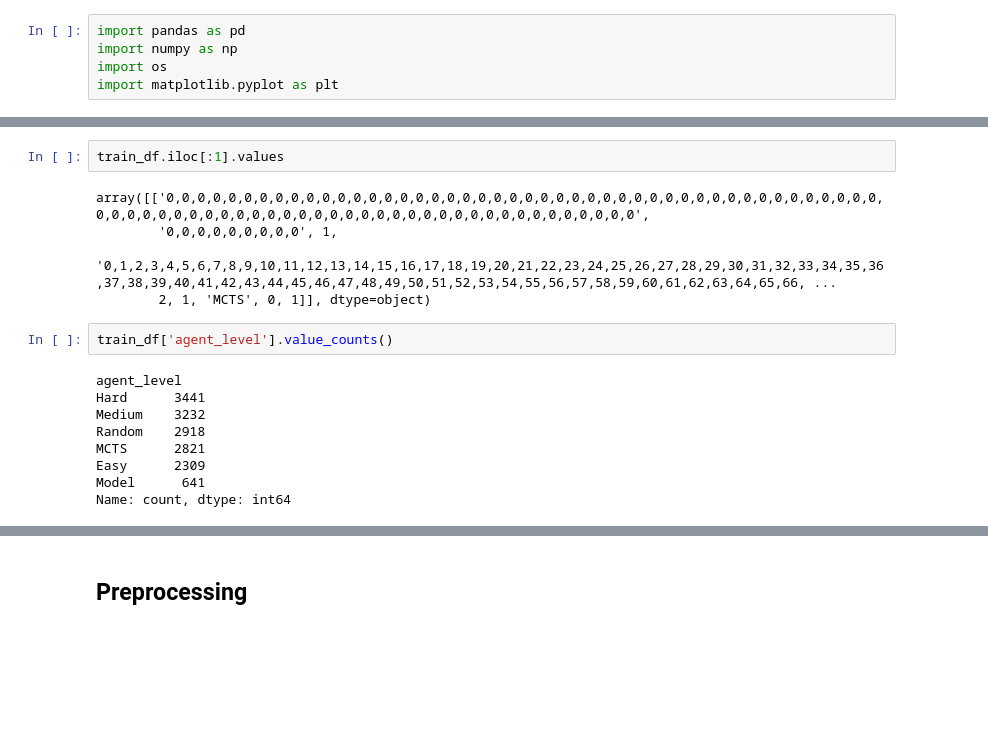
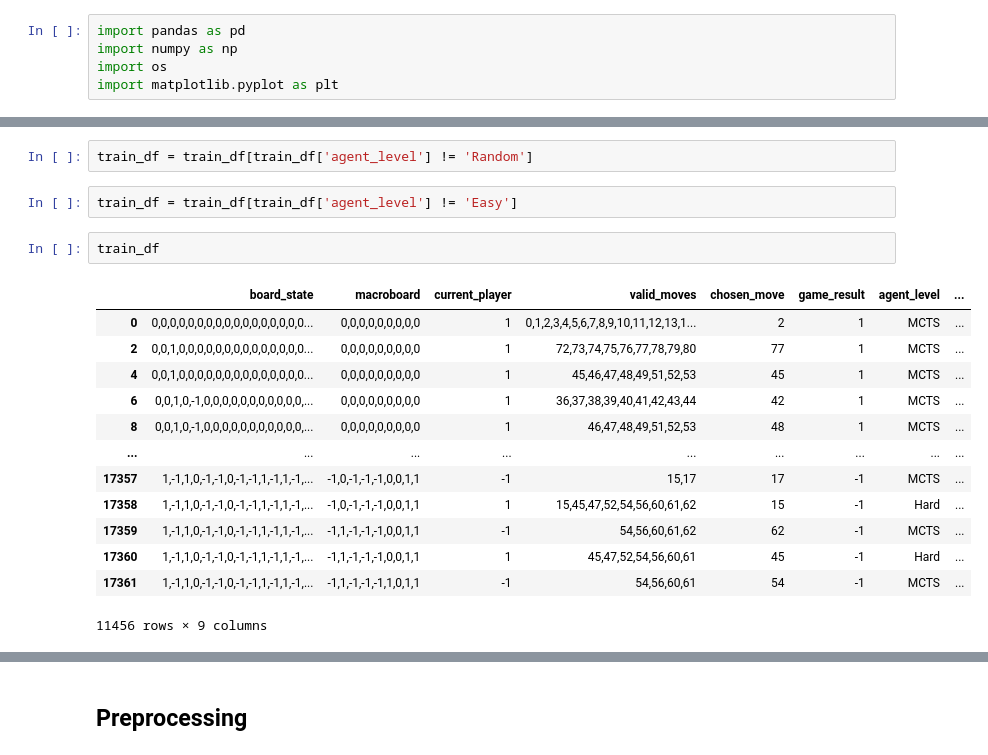
Before and after one commit to huynguyentuank22/CO3061_IntroAI, a Jupyter notebook: assm2_ultimatettt/train_agent.ipynb, the cells around one changed output, grey strips where cells are left out. Cells and saved outputs as stored; diff of their text form; blank space fills up the shorter version.

```diff
--- a/assm2_ultimatettt/train_agent.ipynb
+++ b/assm2_ultimatettt/train_agent.ipynb
@@ -42,21 +42,23 @@ memory usage: 1.1+ MB
-# %%
-train_df.iloc[:1].values
-# %% [output]
-array([['0,0,0,0,0,0,0,0,0,0,0,0,0,0,0,0,0,0,0,0,0,0,0,0,0,0,0,0,0,0,0,0,0,0,0,0,0,0,0,0,0,0,0,0,0,0,0,0,0,0,0,0,0,0,0,0,0,0,0,0,0,0,0,0,0,0,0,0,0,0,0,0,0,0,0,0,0,0,0,0,0',
-        '0,0,0,0,0,0,0,0,0', 1,
-        '0,1,2,3,4,5,6,7,8,9,10,11,12,13,14,15,16,17,18,19,20,21,22,23,24,25,26,27,28,29,30,31,32,33,34,35,36,37,38,39,40,41,42,43,44,45,46,47,48,49,50,51,52,53,54,55,56,57,58,59,60,61,62,63,64,65,66, ...
-        2, 1, 'MCTS', 0, 1]], dtype=object)
-# %%
-train_df['agent_level'].value_counts()
-# %% [output]
-agent_level
-Hard      3441
-Medium    3232
-Random    2918
-MCTS      2821
-Easy      2309
-Model      641
-Name: count, dtype: int64
+# %%
+train_df = train_df[train_df['agent_level'] != 'Random']
+# %%
+train_df = train_df[train_df['agent_level'] != 'Easy']
+# %%
+train_df
+# %% [output]
+|  | board_state | macroboard | current_player | valid_moves | chosen_move | game_result | agent_level | ... |
+| 0 | 0,0,0,0,0,0,0,0,0,0,0,0,0,0,0,0,0... | 0,0,0,0,0,0,0,0,0 | 1 | 0,1,2,3,4,5,6,7,8,9,10,11,12,13,1... | 2 | 1 | MCTS | ... |
+| 2 | 0,0,1,0,0,0,0,0,0,0,0,0,0,0,0,0,0... | 0,0,0,0,0,0,0,0,0 | 1 | 72,73,74,75,76,77,78,79,80 | 77 | 1 | MCTS | ... |
+| 4 | 0,0,1,0,0,0,0,0,0,0,0,0,0,0,0,0,0... | 0,0,0,0,0,0,0,0,0 | 1 | 45,46,47,48,49,51,52,53 | 45 | 1 | MCTS | ... |
+| 6 | 0,0,1,0,-1,0,0,0,0,0,0,0,0,0,0,0,... | 0,0,0,0,0,0,0,0,0 | 1 | 36,37,38,39,40,41,42,43,44 | 42 | 1 | MCTS | ... |
+| 8 | 0,0,1,0,-1,0,0,0,0,0,0,0,0,0,0,0,... | 0,0,0,0,0,0,0,0,0 | 1 | 46,47,48,49,51,52,53 | 48 | 1 | MCTS | ... |
+| ... | ... | ... | ... | ... | ... | ... | ... | ... |
+| 17357 | 1,-1,1,0,-1,-1,0,-1,-1,1,-1,1,-1,... | -1,0,-1,-1,-1,0,0,1,1 | -1 | 15,17 | 17 | -1 | MCTS | ... |
+| 17358 | 1,-1,1,0,-1,-1,0,-1,-1,1,-1,1,-1,... | -1,0,-1,-1,-1,0,0,1,1 | 1 | 15,45,47,52,54,56,60,61,62 | 15 | -1 | Hard | ... |
+| 17359 | 1,-1,1,0,-1,-1,0,-1,-1,1,-1,1,-1,... | -1,1,-1,-1,-1,0,0,1,1 | -1 | 54,56,60,61,62 | 62 | -1 | MCTS | ... |
+| 17360 | 1,-1,1,0,-1,-1,0,-1,-1,1,-1,1,-1,... | -1,1,-1,-1,-1,0,0,1,1 | 1 | 45,47,52,54,56,60,61 | 45 | -1 | Hard | ... |
+| 17361 | 1,-1,1,0,-1,-1,0,-1,-1,1,-1,1,-1,... | -1,1,-1,-1,-1,1,0,1,1 | -1 | 54,56,60,61 | 54 | -1 | MCTS | ... |
+11456 rows × 9 columns
 # %%
 plt.hist(train_df['agent_level'], bins=20, edgecolor='black')
 # %% [output]
```
Also changed, not shown: parts of 16 cells of this notebook, 19 other files.
